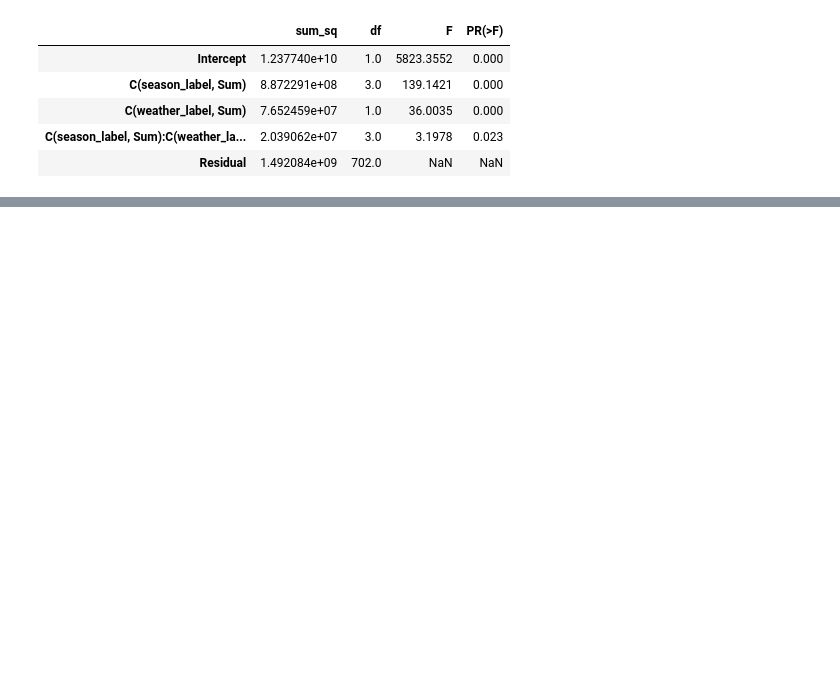
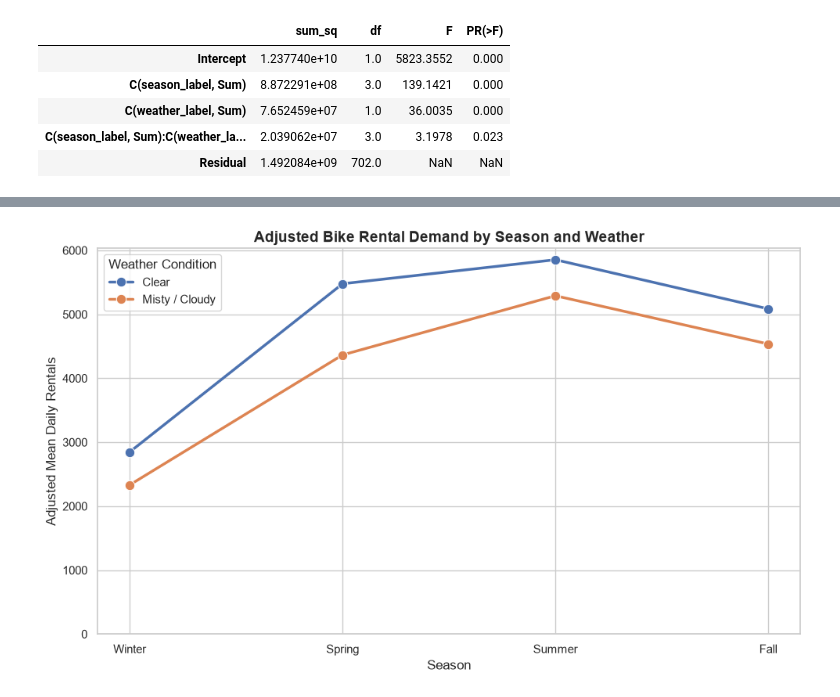
Before and after one commit to mrsmv/bike-sharing-anova, a Jupyter notebook: 02_notebooks/01_bike_demand_anova.ipynb, the cells around one changed output, grey strips where cells are left out. Saved outputs shown, nothing was run; the diff lists cells and outputs as text; code cells hidden in the pictures; blank space fills up the shorter version.

Commit message:
Complete ANOVA analysis and post-hoc tests

```diff
--- a/02_notebooks/01_bike_demand_anova.ipynb
+++ b/02_notebooks/01_bike_demand_anova.ipynb
@@ -496,0 +1311,94 @@ display(anova_hc3.round(4))
+# %%
+
+import matplotlib.pyplot as plt
+import seaborn as sns
+from pathlib import Path
+
+sns.set_theme(style="whitegrid")
+
+season_order = ["Winter", "Spring", "Summer", "Fall"]
+weather_order = ["Clear", "Misty / Cloudy"]
+
+# Create a directory for publication-ready figures
+cwd = Path.cwd()
+
+project_dir = (
+    cwd.parent
+    if cwd.name.lower().endswith("notebooks")
+    else cwd
+)
+
+figures_dir = project_dir / "reports" / "figures"
+figures_dir.mkdir(parents=True, exist_ok=True)
+
+# Standardize predictions to the observed distribution
+# of year and working-day status
+adjusted_rows = []
+
+for season in season_order:
+    for weather in weather_order:
+
+        scenarios = anova_df[
+            ["yr", "workingday"]
+        ].copy()
+
+        scenarios["season_label"] = season
+        scenarios["weather_label"] = weather
+
+        adjusted_mean = adjusted_model.predict(
+            scenarios
+        ).mean()
+
+        adjusted_rows.append({
+            "Season": season,
+            "Weather": weather,
+            "Adjusted_mean": adjusted_mean
+        })
+
+adjusted_means = pd.DataFrame(adjusted_rows)
+
+adjusted_means["Season"] = pd.Categorical(
+    adjusted_means["Season"],
+    categories=season_order,
+    ordered=True
+)
+
+fig, ax = plt.subplots(figsize=(10, 6))
+
+sns.lineplot(
+    data=adjusted_means,
+    x="Season",
+    y="Adjusted_mean",
+    hue="Weather",
+    hue_order=weather_order,
+    marker="o",
+    markersize=9,
+    linewidth=2.5,
+    sort=False,
+    ax=ax
+)
+
+ax.set_title(
+    "Adjusted Bike Rental Demand by Season and Weather",
+    fontsize=14,
+    fontweight="bold"
+)
+
+ax.set_xlabel("Season")
+ax.set_ylabel("Adjusted Mean Daily Rentals")
+ax.legend(title="Weather Condition")
+ax.set_ylim(bottom=0)
+
+plt.tight_layout()
+
+plt.savefig(
+    figures_dir / "01_adjusted_interaction.png",
+    dpi=300,
+    bbox_inches="tight"
+)
+
+plt.show()
+
+display(adjusted_means.round(2))
+# %% [output]
+[figure, added]
```
Also changed, not shown: parts of 56 cells of this notebook, 3 other files.
